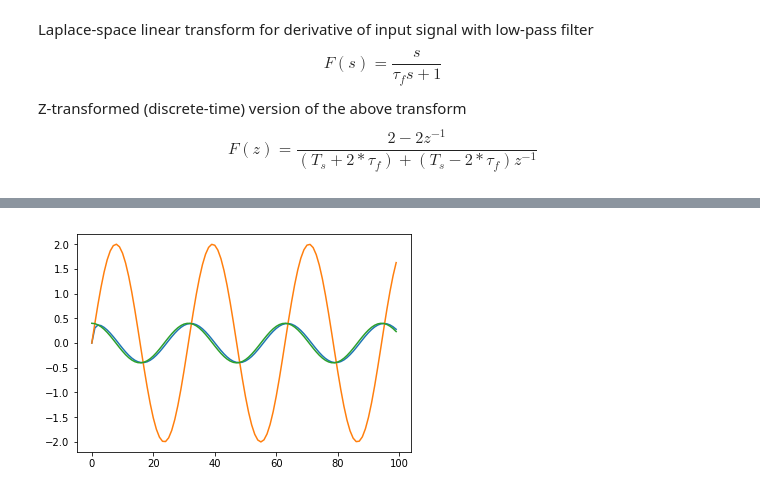
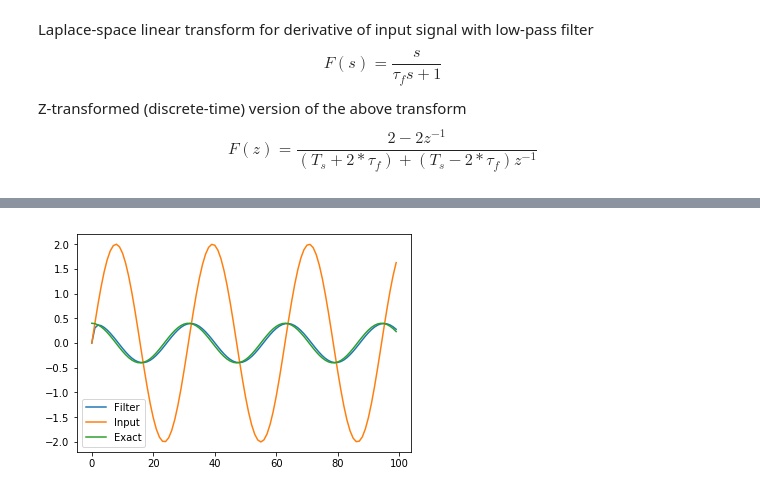
Before and after one commit to legomanww/scratch-storage, a Jupyter notebook: DiscreteTimeFilter.ipynb, the cells around one changed output, grey strips where cells are left out. Drawn from its saved outputs; the diff is of its cells as text; code cells hidden in the pictures.

Commit message:
Update DiscreteTimeFilter with Sine example

```diff
--- a/DiscreteTimeFilter.ipynb
+++ b/DiscreteTimeFilter.ipynb
@@ -51,13 +48,13 @@ plt.show()
 # %%
 # should go to constant level of C since input is constantly increasing at C units/timestep
 C = 2
 S = 0.2
 u = C*np.sin(S*np.array(t)) # input signal, sine
 filtered_signal = signal.lfilter(num, den, u)
 plt.plot(t, filtered_signal)
 plt.plot(t, u)
 plt.plot(t, C*S*np.cos(S*np.array(t)))
-plt.legend('Filtered
+plt.legend(['Filter', 'Input', 'Exact'])
 plt.show()
 # %% [output]
-[figure, old version]
+[figure, new version]
```
Also changed, not shown: parts of 6 cells of this notebook.
